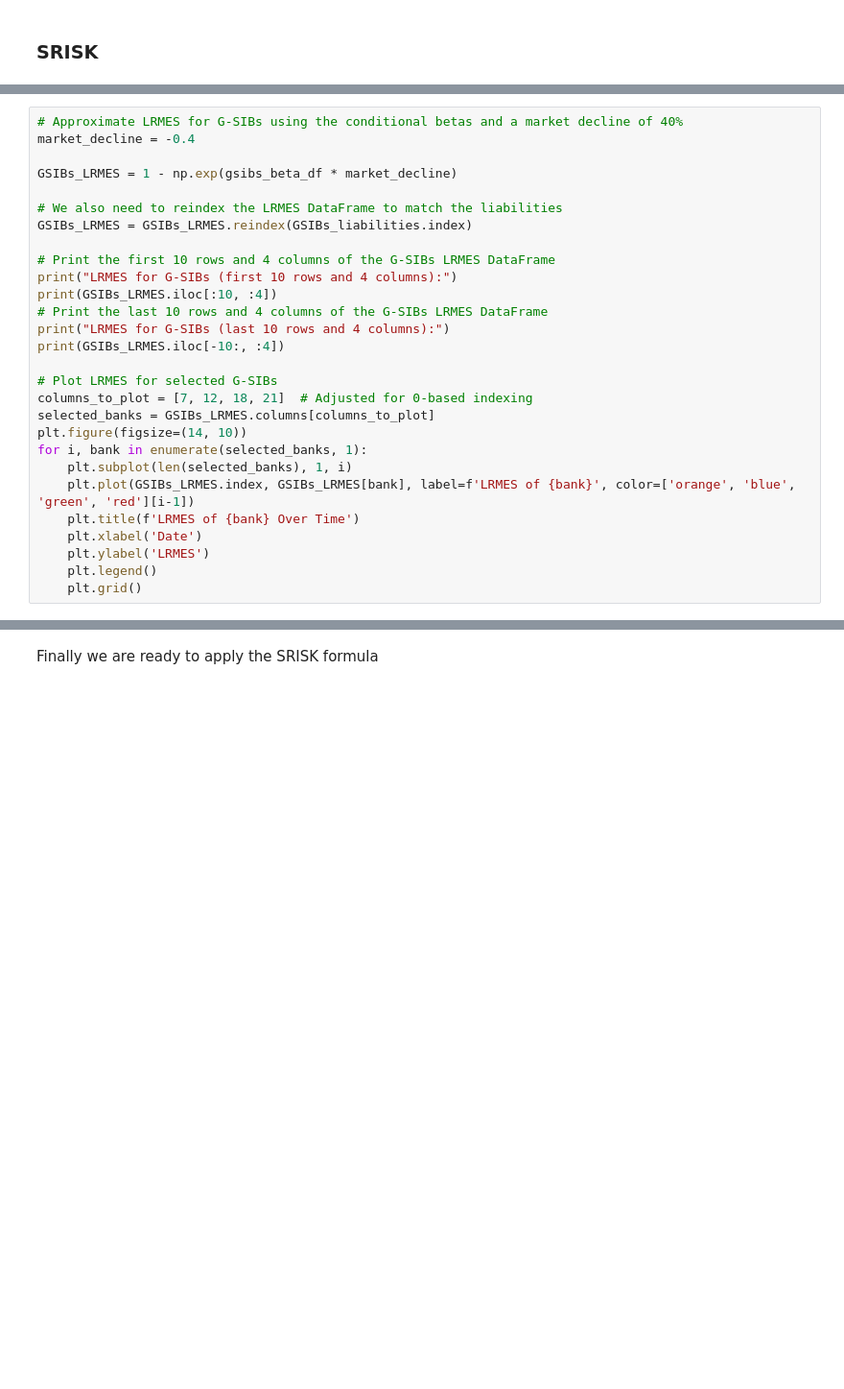
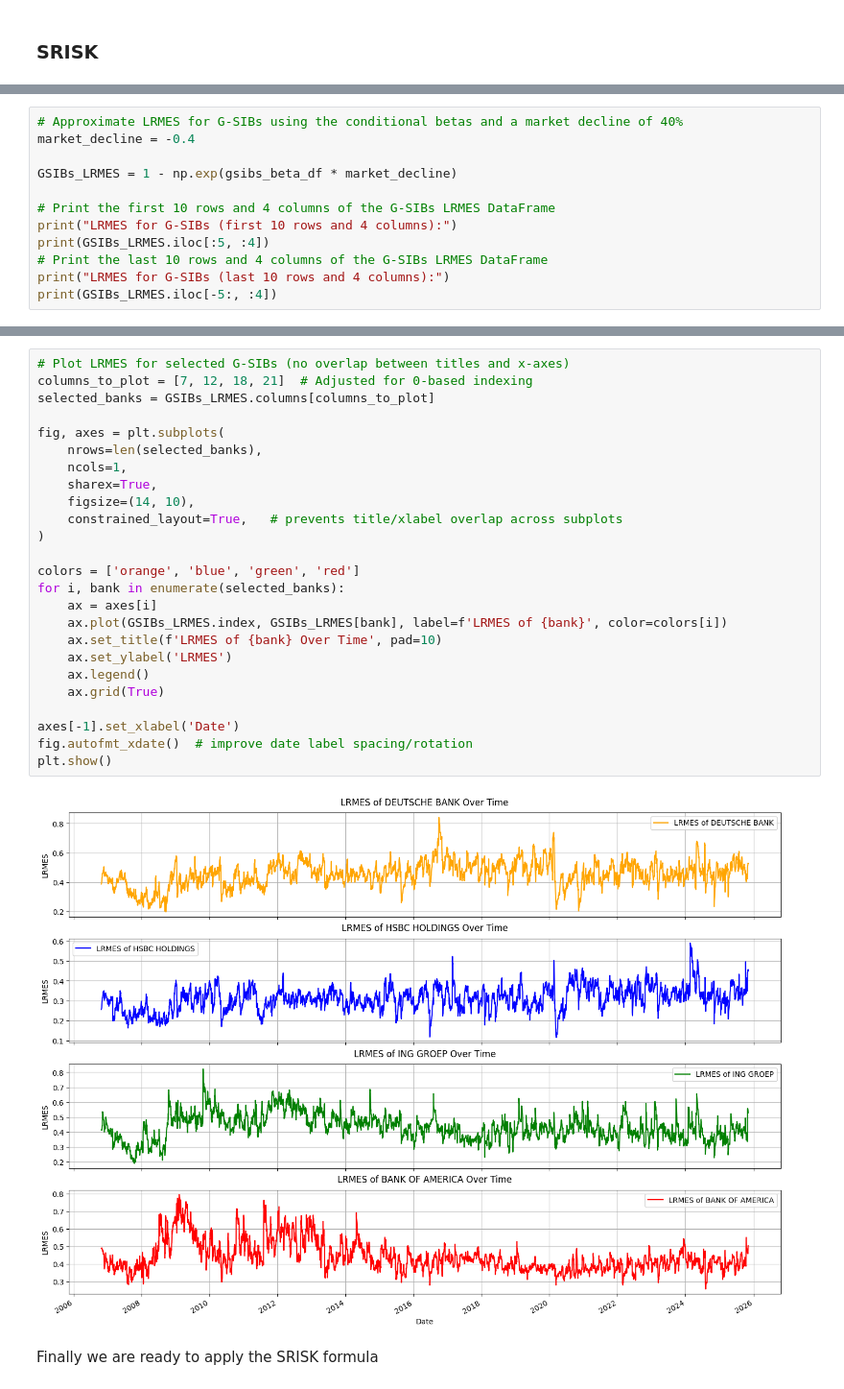
Before and after one commit to thijsmdejong/Geopolitical-SRISK---MSc-Thesis, a Jupyter notebook: G-SIBs focus.ipynb, the cells around one changed output, grey strips where cells are left out. Shown at 96% size. Cells and saved outputs as stored; diff of their text form; blank space fills up the shorter version.

```diff
--- a/G-SIBs focus.ipynb
+++ b/G-SIBs focus.ipynb
@@ -662,28 +770,12 @@ market_decline = -0.4
 
 GSIBs_LRMES = 1 - np.exp(gsibs_beta_df * market_decline)
 
-# We also need to reindex the LRMES DataFrame to match the liabilities
-GSIBs_LRMES = GSIBs_LRMES.reindex(GSIBs_liabilities.index)
-
 # Print the first 10 rows and 4 columns of the G-SIBs LRMES DataFrame
 print("LRMES for G-SIBs (first 10 rows and 4 columns):")
-print(GSIBs_LRMES.iloc[:10, :4])
+print(GSIBs_LRMES.iloc[:5, :4])
 # Print the last 10 rows and 4 columns of the G-SIBs LRMES DataFrame
 print("LRMES for G-SIBs (last 10 rows and 4 columns):")
-print(GSIBs_LRMES.iloc[-10:, :4])
-
-# Plot LRMES for selected G-SIBs
-columns_to_plot = [7, 12, 18, 21]  # Adjusted for 0-based indexing
-selected_banks = GSIBs_LRMES.columns[columns_to_plot]
-plt.figure(figsize=(14, 10))
-for i, bank in enumerate(selected_banks, 1):
-    plt.subplot(len(selected_banks), 1, i)
-    plt.plot(GSIBs_LRMES.index, GSIBs_LRMES[bank], label=f'LRMES of {bank}', color=['orange', 'blue', 'green', 'red'][i-1])
-    plt.title(f'LRMES of {bank} Over Time')
-    plt.xlabel('Date')
-    plt.ylabel('LRMES')
-    plt.legend()
-    plt.grid()
+print(GSIBs_LRMES.iloc[-5:, :4])
 # %% [output]
 LRMES for G-SIBs (first 10 rows and 4 columns):
             ROYAL BANK OF CANADA  TORONTO DOMINION  UBS GROUP  BANK OF CHINA
@@ -706,3 +796,30 @@ DATE
+# %%
+# Plot LRMES for selected G-SIBs (no overlap between titles and x-axes)
+columns_to_plot = [7, 12, 18, 21]  # Adjusted for 0-based indexing
+selected_banks = GSIBs_LRMES.columns[columns_to_plot]
+
+fig, axes = plt.subplots(
+    nrows=len(selected_banks),
+    ncols=1,
+    sharex=True,
+    figsize=(14, 10),
+    constrained_layout=True,   # prevents title/xlabel overlap across subplots
+)
+
+colors = ['orange', 'blue', 'green', 'red']
+for i, bank in enumerate(selected_banks):
+    ax = axes[i]
+    ax.plot(GSIBs_LRMES.index, GSIBs_LRMES[bank], label=f'LRMES of {bank}', color=colors[i])
+    ax.set_title(f'LRMES of {bank} Over Time', pad=10)
+    ax.set_ylabel('LRMES')
+    ax.legend()
+    ax.grid(True)
+
+axes[-1].set_xlabel('Date')
+fig.autofmt_xdate()  # improve date label spacing/rotation
+plt.show()
+# %% [output]
+[figure, added]
 # %% [markdown]
 Finally we are ready to apply the SRISK formula
 # %%
```
Also changed, not shown: parts of 22 cells of this notebook.
